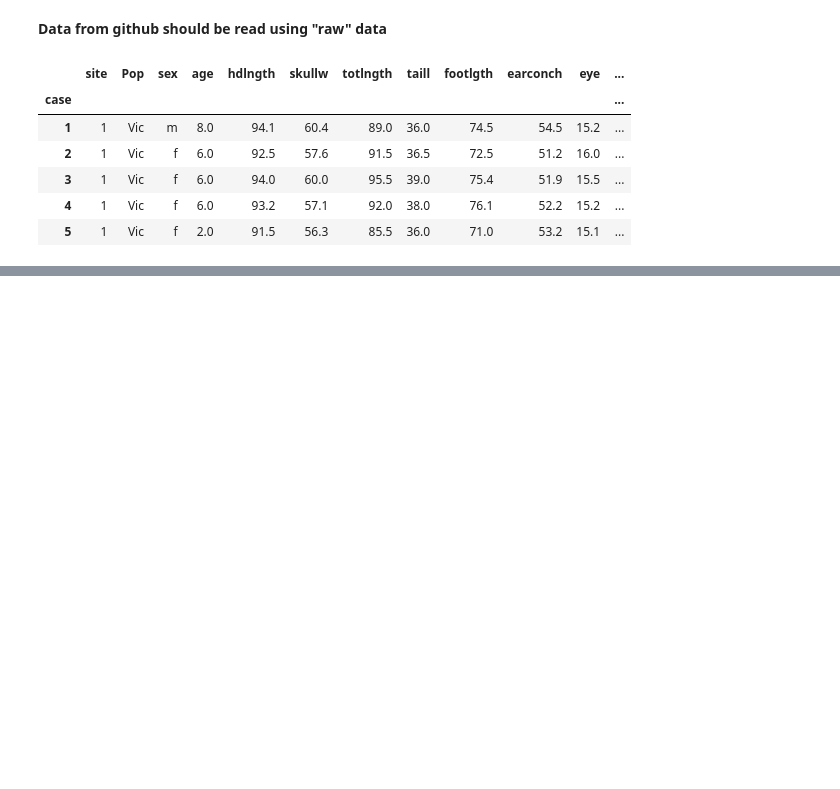
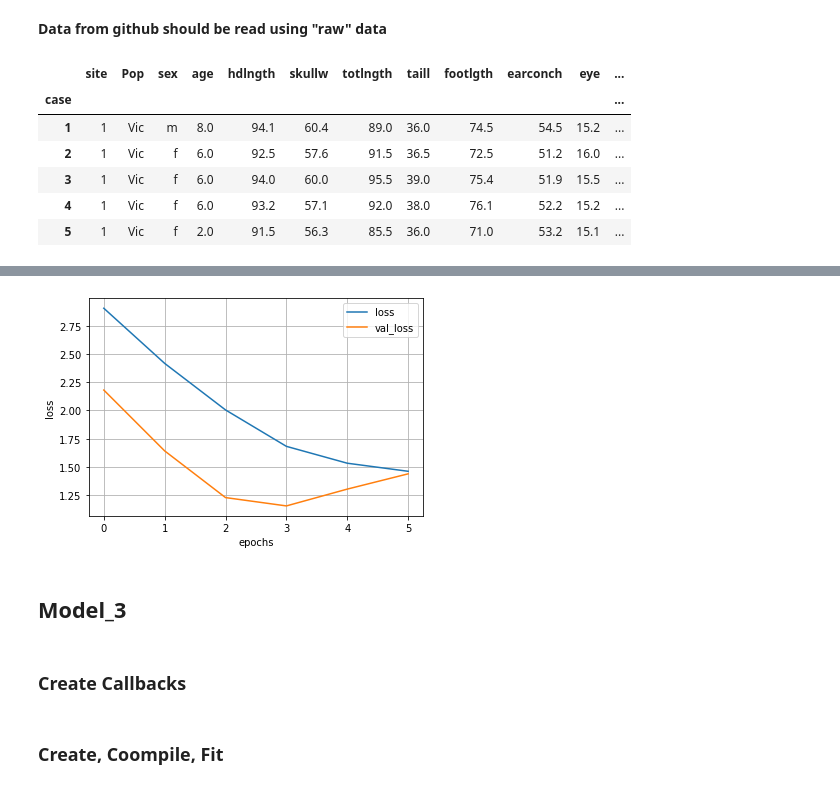
Before and after one commit to Mary-prh/Possum-Regression, a Jupyter notebook: Regression.ipynb, the cells around one changed output, grey strips where cells are left out. Saved outputs shown, nothing was run; the diff lists cells and outputs as text; code cells hidden in the pictures; blank space fills up the shorter version.

```diff
--- a/Regression.ipynb
+++ b/Regression.ipynb
@@ -27,0 +275,15 @@ possum_data.head()
+# %%
+tf.random.set_seed(42)
+
+model_2 = tf.keras.Sequential([
+    tf.keras.layers.Dense(100),
+    tf.keras.layers.Dense(30),
+    tf.keras.layers.Dense(1)
+])
+# %%
+model_2.compile('Adam', loss = 'mae',
+                metrics = ['mae'])
+# %%
+history_2 = model_2.fit(X_train_normal, y_train, epochs = 100,
+                        validation_split = 0.2,
+                        callbacks = [early_stopping, reduce_lr, model_checkpoint])
@@ -27,0 +393,3 @@ possum_data.head()
+# %%
+hist_2 = pd.DataFrame(history_2.history)
+hist_2
@@ -27,0 +404,12 @@ possum_data.head()
+# %%
+hist_2[['loss', 'val_loss']].plot()
+plt.ylabel("loss")
+plt.xlabel("epochs")
+plt.legend()
+plt.grid(True)
+# %% [output]
+[figure, added]
+# %% [markdown]
+## **Model_3**
+# %% [markdown]
+### **Create Callbacks**
@@ -27,0 +418,2 @@ possum_data.head()
+# %% [markdown]
+### **Create, Coompile, Fit**
```
Also changed, not shown: parts of 82 cells of this notebook.
